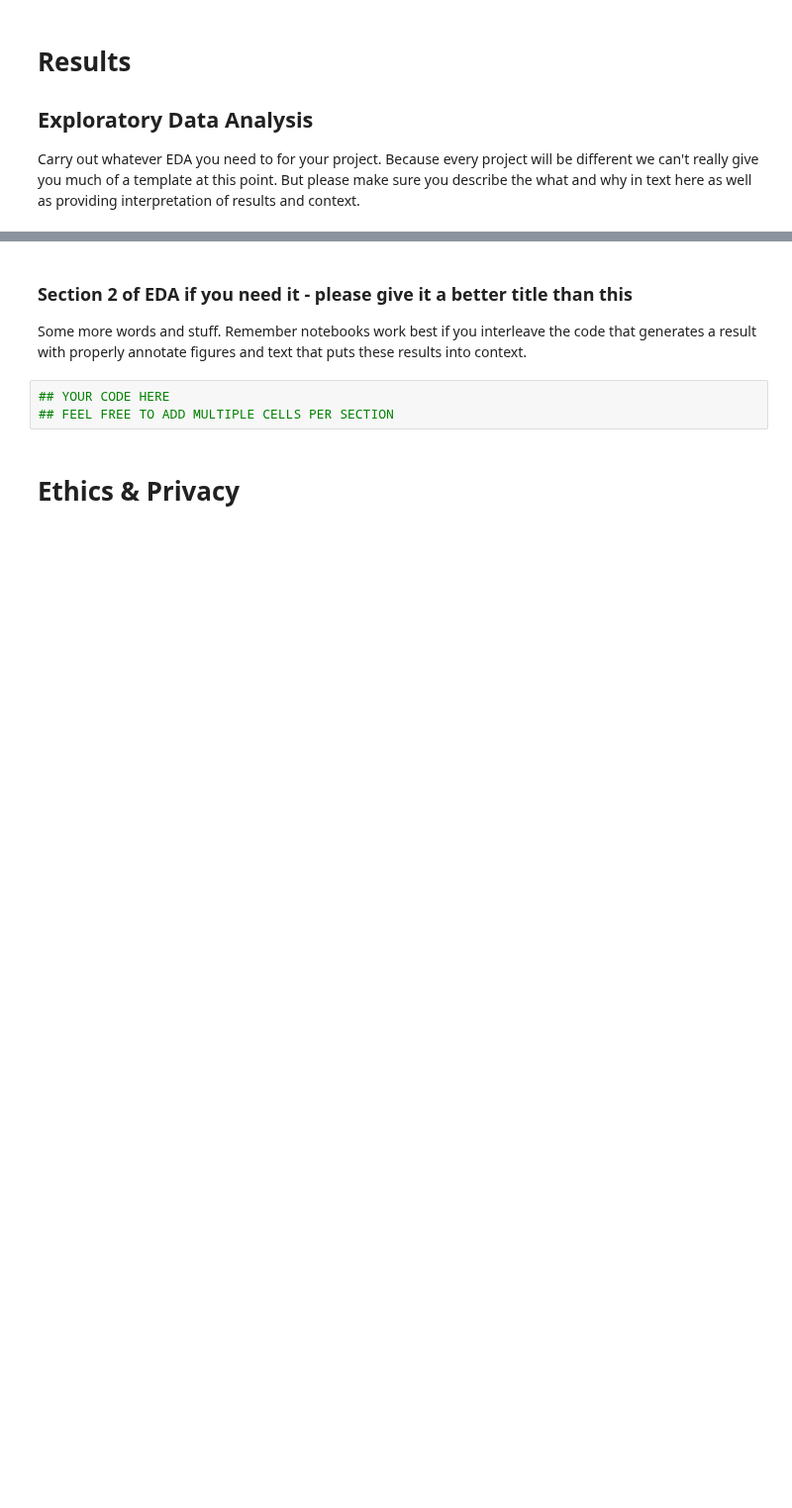
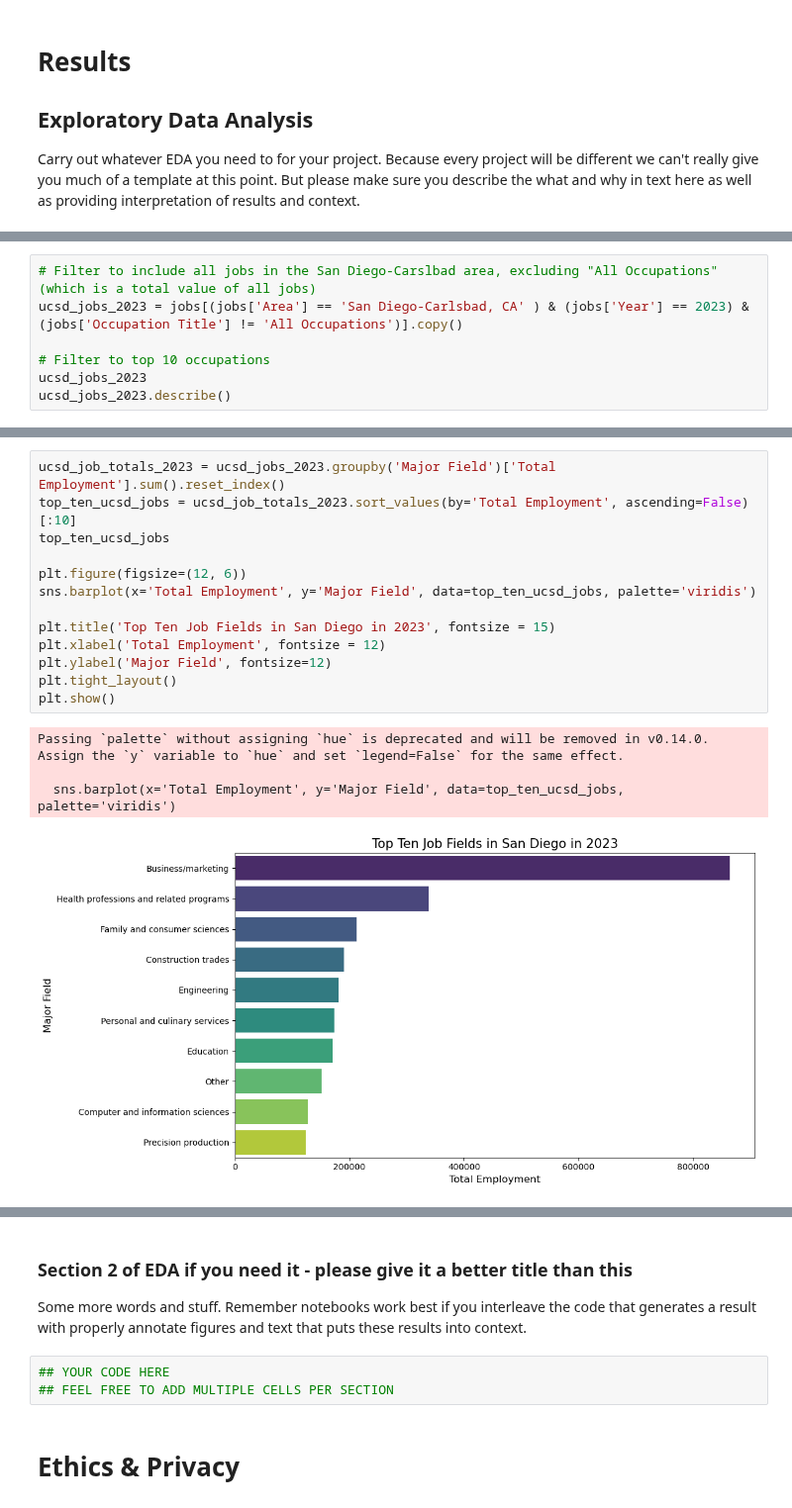
Before and after one commit to michaelhe999/COGS-108-Project, a Jupyter notebook: EDACheckpoint_Group109-FA24.ipynb, the cells around one changed output, grey strips where cells are left out. Shown at 99% size. Saved outputs shown, nothing was run; the diff lists cells and outputs as text; blank space fills up the shorter version.

```diff
--- a/EDACheckpoint_Group109-FA24.ipynb
+++ b/EDACheckpoint_Group109-FA24.ipynb
@@ -868,0 +891,7 @@ NameError: name 'colleges' is not defined
+# %%
+# Filter to include all jobs in the San Diego-Carslbad area, excluding "All Occupations" (which is a total value of all jobs)
+ucsd_jobs_2023 = jobs[(jobs['Area'] == 'San Diego-Carlsbad, CA' ) & (jobs['Year'] == 2023) & (jobs['Occupation Title'] != 'All Occupations')].copy()
+
+# Filter to top 10 occupations
+ucsd_jobs_2023
+ucsd_jobs_2023.describe()
@@ -868,0 +926,18 @@ NameError: name 'colleges' is not defined
+# %%
+ucsd_job_totals_2023 = ucsd_jobs_2023.groupby('Major Field')['Total Employment'].sum().reset_index()
+top_ten_ucsd_jobs = ucsd_job_totals_2023.sort_values(by='Total Employment', ascending=False)[:10]
+top_ten_ucsd_jobs
+
+plt.figure(figsize=(12, 6))
+sns.barplot(x='Total Employment', y='Major Field', data=top_ten_ucsd_jobs, palette='viridis')
+
+plt.title('Top Ten Job Fields in San Diego in 2023', fontsize = 15)
+plt.xlabel('Total Employment', fontsize = 12)
+plt.ylabel('Major Field', fontsize=12)
+plt.tight_layout()
+plt.show()
+# %% [output]
+Passing `palette` without assigning `hue` is deprecated and will be removed in v0.14.0. Assign the `y` variable to `hue` and set `legend=False` for the same effect.
+
+  sns.barplot(x='Total Employment', y='Major Field', data=top_ten_ucsd_jobs, palette='viridis')
+[figure, added]
```
Also changed, not shown: parts of 13 cells of this notebook, 27 other files.
